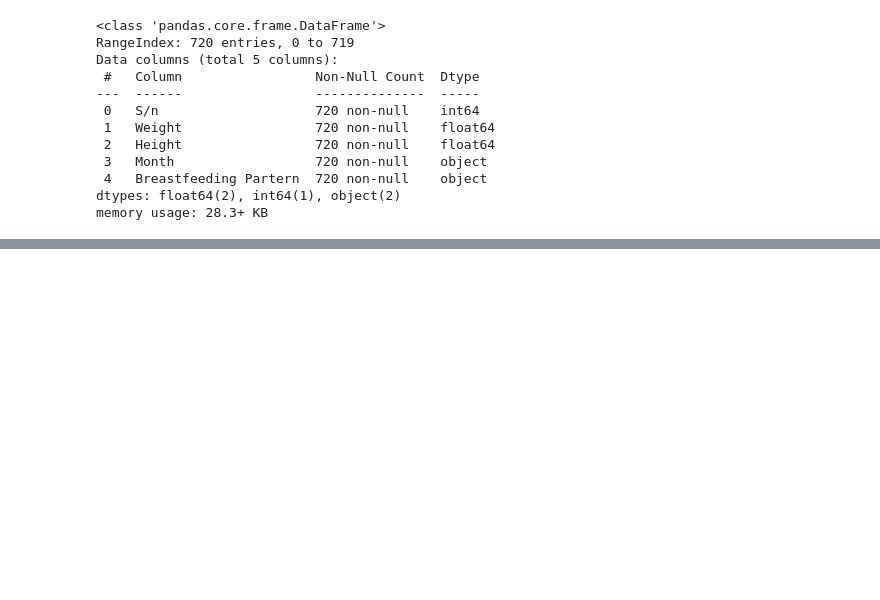
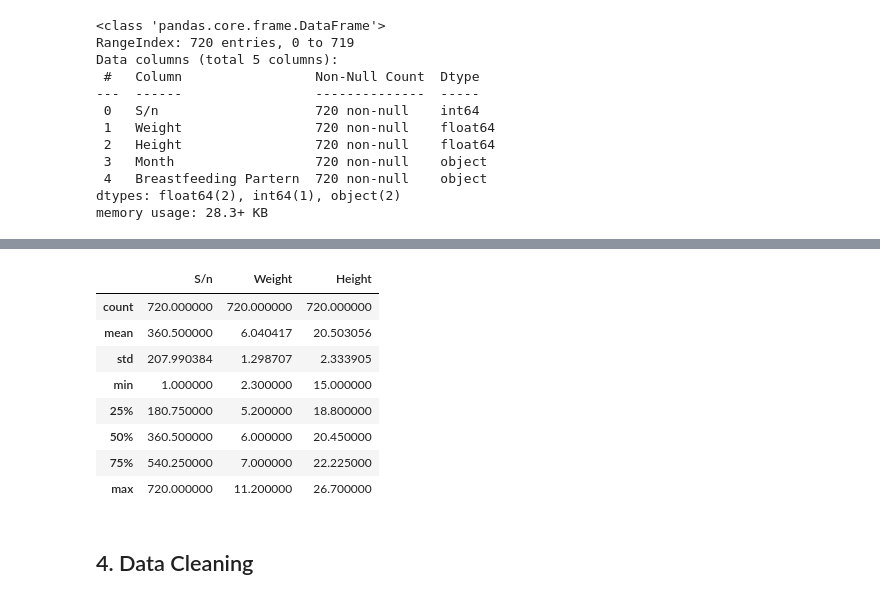
Before and after one commit to atanasovnikolay/AI_ML_DataScience, a Jupyter notebook: Data_Science_project.ipynb, the cells around one changed output, grey strips where cells are left out. Saved outputs shown, nothing was run; the diff lists cells and outputs as text; code cells hidden in the pictures; blank space fills up the shorter version.

Commit message:
Understanding the data

```diff
--- a/Data_Science_project.ipynb
+++ b/Data_Science_project.ipynb
@@ -114,0 +136,14 @@ memory usage: 28.3+ KB
+# %%
+feeding_df.describe()
+# %% [output]
+|  | S/n | Weight | Height |
+| count | 720.000000 | 720.000000 | 720.000000 |
+| mean | 360.500000 | 6.040417 | 20.503056 |
+| std | 207.990384 | 1.298707 | 2.333905 |
+| min | 1.000000 | 2.300000 | 15.000000 |
+| 25% | 180.750000 | 5.200000 | 18.800000 |
+| 50% | 360.500000 | 6.000000 | 20.450000 |
+| 75% | 540.250000 | 7.000000 | 22.225000 |
+| max | 720.000000 | 11.200000 | 26.700000 |
+# %% [markdown]
+## 4. Data Cleaning
```
Also changed, not shown: parts of 11 cells of this notebook.
